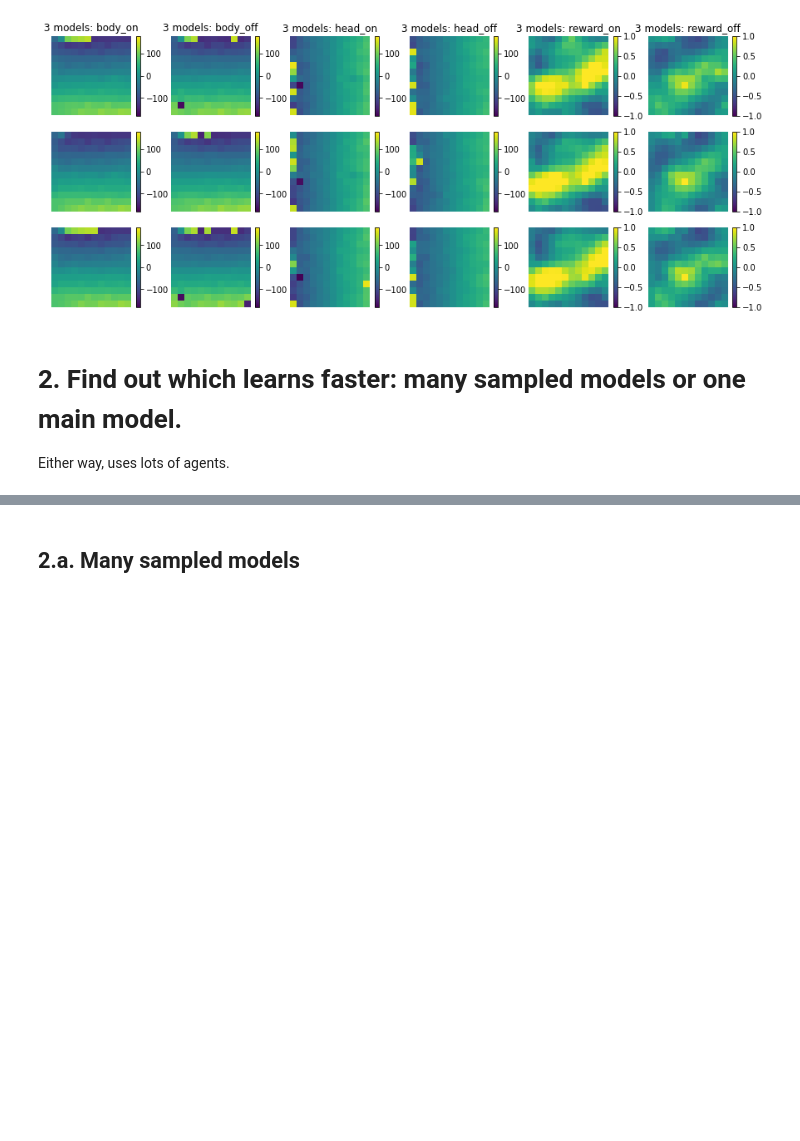
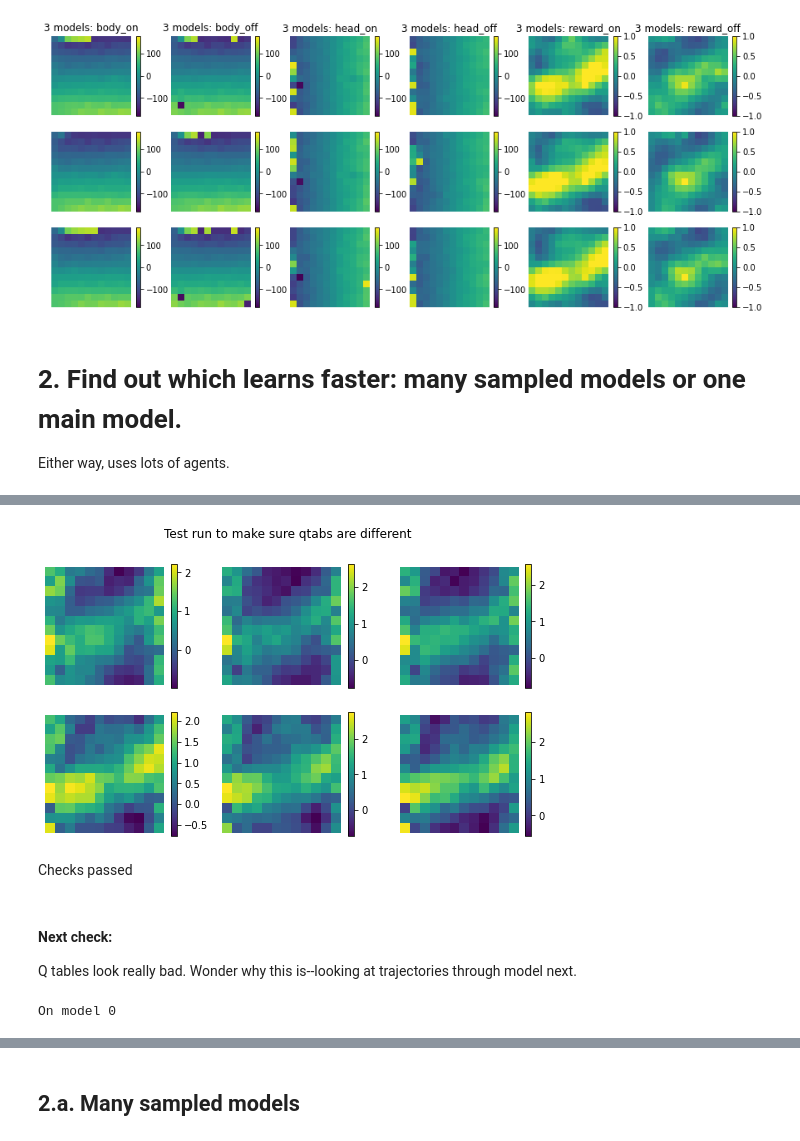
Before and after one commit to ccli3896/RLWorms, a Jupyter notebook: 12_19_homeTesting/RunMoreThings-Copy1.ipynb, the cells around one changed output, grey strips where cells are left out. Saved outputs shown, nothing was run; the diff lists cells and outputs as text; code cells hidden in the pictures; blank space fills up the shorter version.

```diff
--- a/12_19_homeTesting/RunMoreThings.ipynb
+++ b/12_19_homeTesting/RunMoreThings-Copy1.ipynb
@@ -199,0 +222,13 @@ def plot_qtabs(qset,title,vmin=None,vmax=None):
+# %%
+qset = []
+for lea in lea_outs:
+    qset.append(lea.get().reshape(12,12,2))
+plot_qtabs(qset,'Test run to make sure qtabs are different')
+# learn_limit=5000,gamma=0,epsilon=.1,alpha=.001
+# %% [output]
+[figure, added]
+# %% [markdown]
+Checks passed
+# %% [markdown]
+#### Next check:
+Q tables look really bad. Wonder why this is--looking at trajectories through model next.
@@ -199,0 +255,4 @@ def plot_qtabs(qset,title,vmin=None,vmax=None):
+# %%
+learners[0].make_mod_and_env(dh,{'lambda':.25,'iters':10},)
+# %% [output]
+On model 0
```
Also changed, not shown: parts of 18 cells of this notebook, 4 other files.
